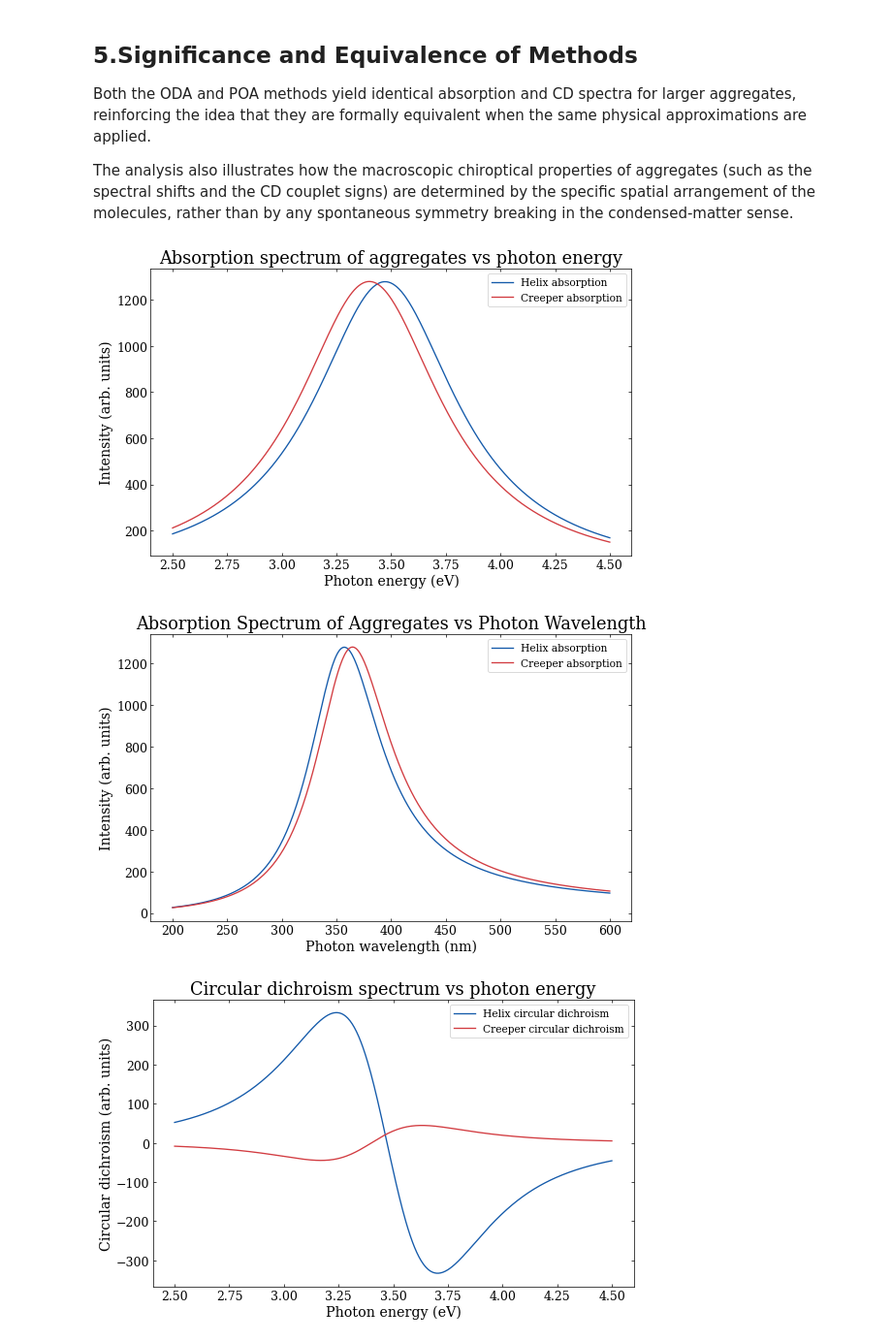
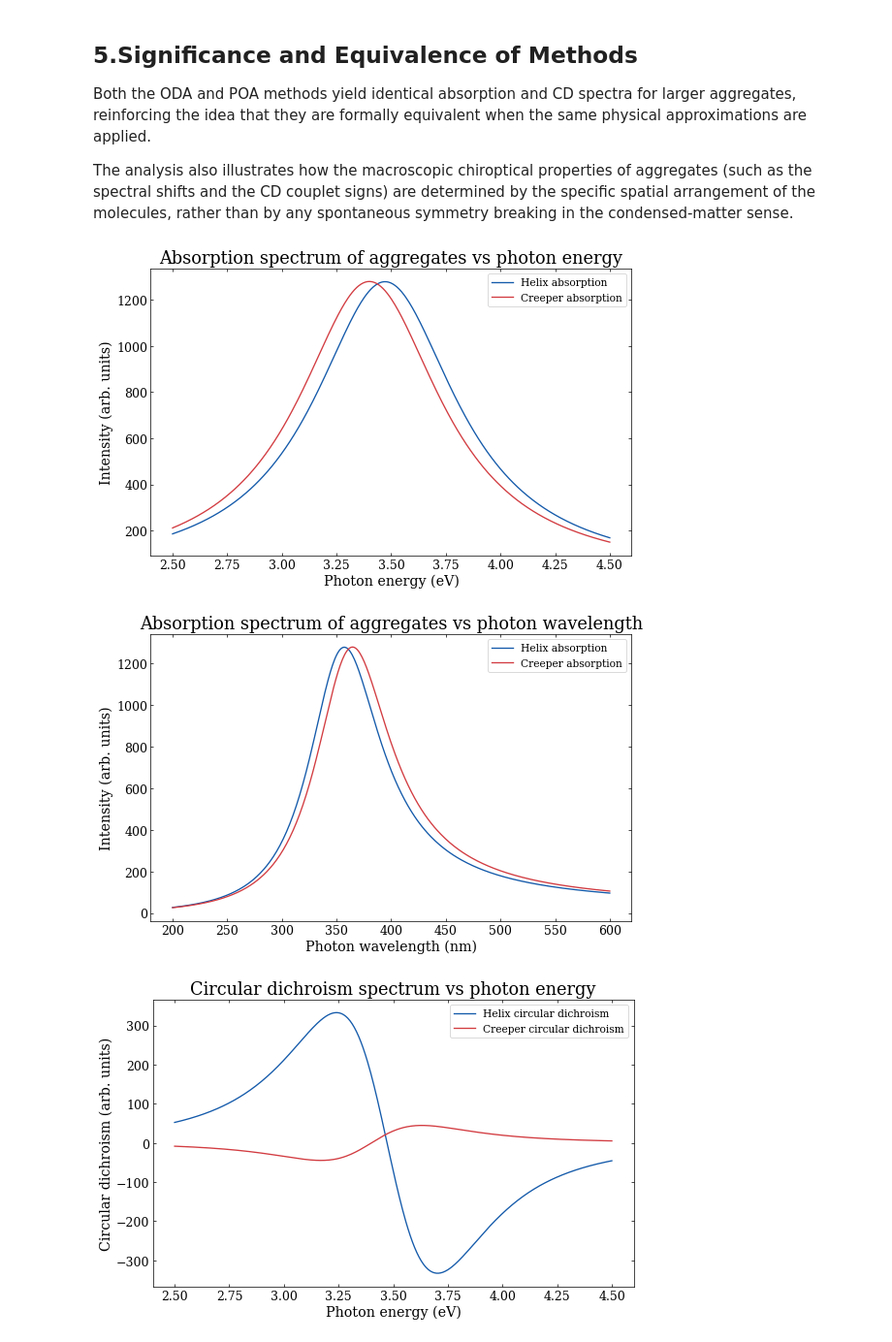
Before and after one commit to Photonico/Absorb_and_CD, a Jupyter notebook: 2.Helix_and_Creeper.ipynb, the cells around one changed output. Shown at 97% size. Drawn from its saved outputs; the diff is of its cells as text; code cells hidden in the pictures.

```diff
--- a/2.Helix_and_Creeper.ipynb
+++ b/2.Helix_and_Creeper.ipynb
@@ -277,35 +277,35 @@ if __name__ == "__main__":
 
     # Helix Geometry
     positions_helix, dipoles_helix = generate_helix_geometry(N=32, dz=7.0, dtheta=30)
     H_helix = construct_hamiltonian(positions_helix, dipoles_helix, ħω0, μ0)
     eigenvals_h, eigenvecs_h = np.linalg.eigh(H_helix)
     absorption_h, _ = aggregate_spectrum(ħω, eigenvals_h, eigenvecs_h, positions_helix, dipoles_helix, μ0, γ)
 
     # Creeper Geometry
     positions_creeper, dipoles_creeper = generate_creeper_geometry(N=32, dz=7.0, dx=5.0, dtheta=30)
     H_creeper = construct_hamiltonian(positions_creeper, dipoles_creeper, ħω0, μ0)
     eigenvals_c, eigenvecs_c = np.linalg.eigh(H_creeper)
     absorption_c, _ = aggregate_spectrum(ħω, eigenvals_c, eigenvecs_c, positions_creeper, dipoles_creeper, μ0, γ)
 
     # Figure settings
     plt.figure(figsize=(10, 6), dpi=64)
     params = {"text.usetex": False, "font.family": "serif", "mathtext.fontset": "cm",
               "axes.titlesize": 20, "axes.labelsize": 16, "xtick.labelsize": 14,
               "ytick.labelsize": 14, "legend.fontsize": 12, "figure.facecolor": "w"}
     plt.rcParams.update(params)
     plt.tick_params(direction="in", which="both", top=True, right=True)
 
     # Plot the absorption spectra versus photon wavelength (nm)
     plt.plot(λ, absorption_h, color="#145AAA", label="Helix absorption")
     plt.plot(λ, absorption_c, color="#D23C41", label="Creeper absorption")
     plt.xlabel("Photon wavelength (nm)")
     plt.ylabel("Intensity (arb. units)")
-    plt.title("Absorption Spectrum of Aggregates vs Photon Wavelength")
+    plt.title("Absorption spectrum of aggregates vs photon wavelength")
     plt.legend()
     plt.show()
 # %% [output]
 [figure]
-[figure, old version]
+[figure, new version]
 # %%
 # Circular dichroism versus photon energy
 if __name__ == "__main__":
```
